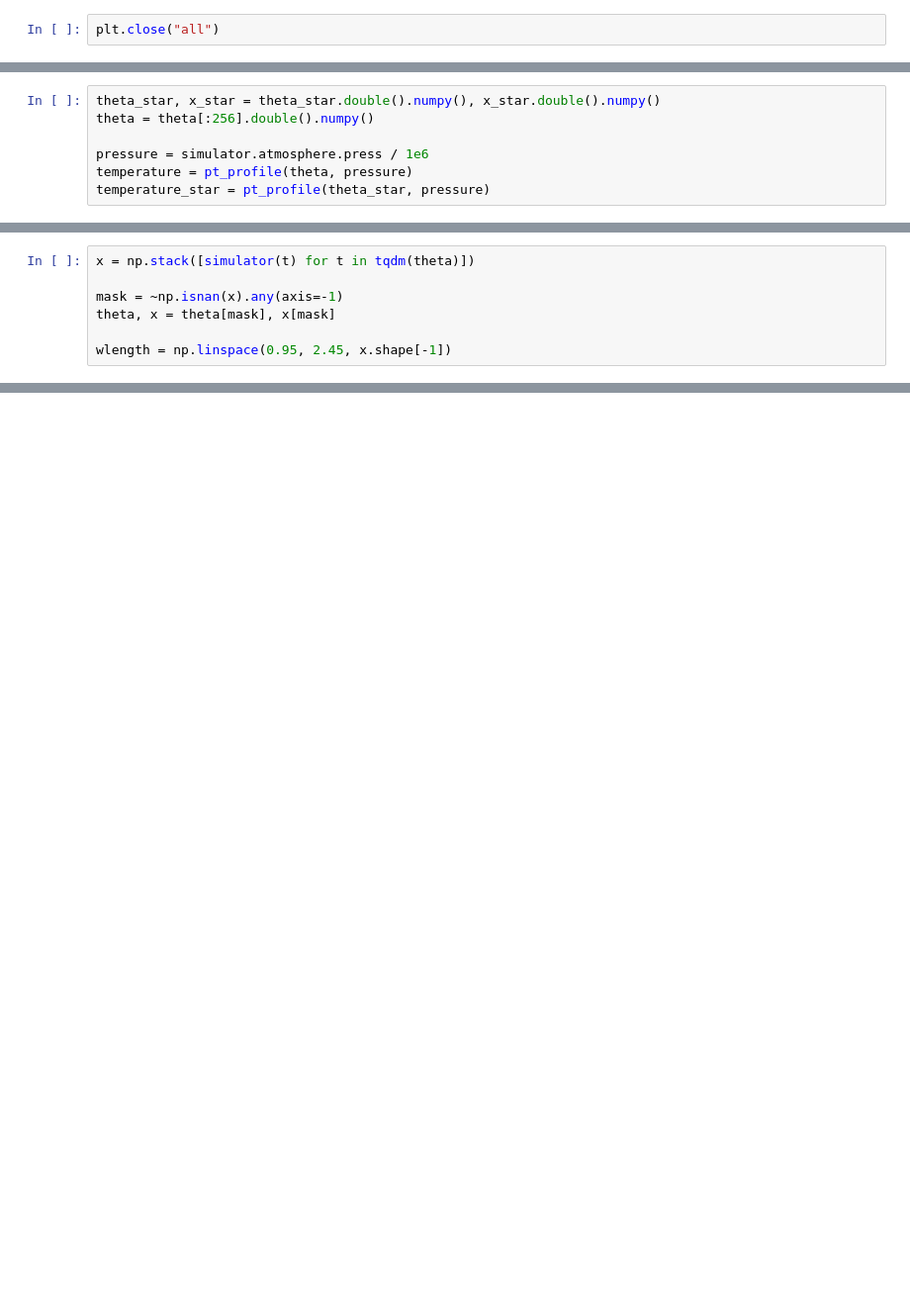
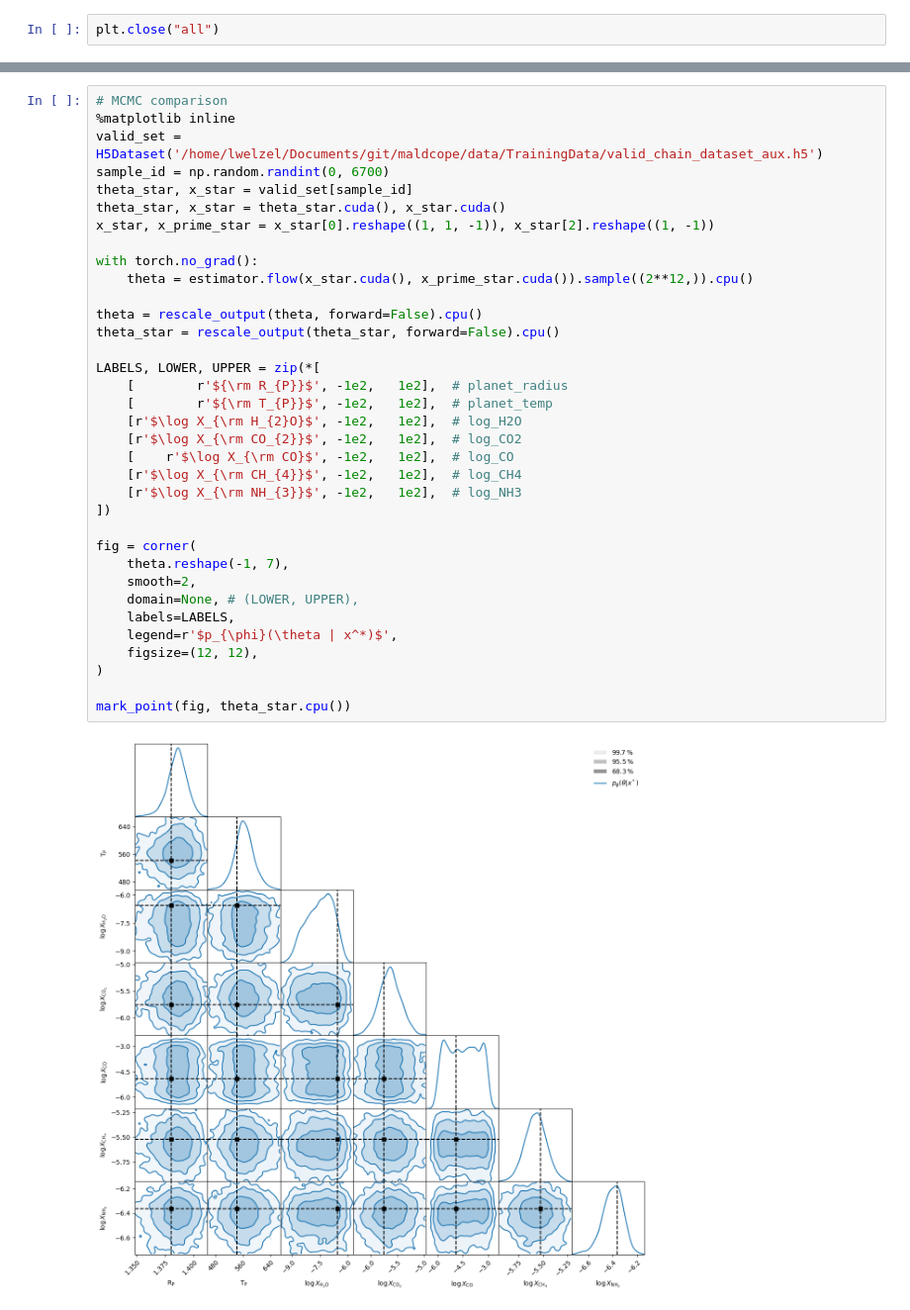
Before and after one commit to lwelzel/maldcope, a Jupyter notebook: eval.ipynb, the cells around one changed output, grey strips where cells are left out. Shown at 99% size. Cells and saved outputs as stored; diff of their text form; blank space fills up the shorter version.

```diff
--- a/eval.ipynb
+++ b/eval.ipynb
@@ -241,7 +243,0 @@ mark_point(fig, theta_star.cpu())
-# %%
-theta_star, x_star = theta_star.double().numpy(), x_star.double().numpy()
-theta = theta[:256].double().numpy()
-
-pressure = simulator.atmosphere.press / 1e6
-temperature = pt_profile(theta, pressure)
-temperature_star = pt_profile(theta_star, pressure)
@@ -266,7 +243,0 @@ ax.grid()
-# %%
-x = np.stack([simulator(t) for t in tqdm(theta)])
-
-mask = ~np.isnan(x).any(axis=-1)
-theta, x = theta[mask], x[mask]
-
-wlength = np.linspace(0.95, 2.45, x.shape[-1])
@@ -284,0 +244,37 @@ ax.grid()
+# %%
+# MCMC comparison
+%matplotlib inline
+valid_set = H5Dataset('/home/lwelzel/Documents/git/maldcope/data/TrainingData/valid_chain_dataset_aux.h5')
+sample_id = np.random.randint(0, 6700)
+theta_star, x_star = valid_set[sample_id]
+theta_star, x_star = theta_star.cuda(), x_star.cuda()
+x_star, x_prime_star = x_star[0].reshape((1, 1, -1)), x_star[2].reshape((1, -1))
+
+with torch.no_grad():
+    theta = estimator.flow(x_star.cuda(), x_prime_star.cuda()).sample((2**12,)).cpu()
+
+theta = rescale_output(theta, forward=False).cpu()
+theta_star = rescale_output(theta_star, forward=False).cpu()
+
+LABELS, LOWER, UPPER = zip(*[
+    [        r'${\rm R_{P}}$', -1e2,   1e2],  # planet_radius
+    [        r'${\rm T_{P}}$', -1e2,   1e2],  # planet_temp
+    [r'$\log X_{\rm H_{2}O}$', -1e2,   1e2],  # log_H2O
+    [r'$\log X_{\rm CO_{2}}$', -1e2,   1e2],  # log_CO2
+    [    r'$\log X_{\rm CO}$', -1e2,   1e2],  # log_CO
+    [r'$\log X_{\rm CH_{4}}$', -1e2,   1e2],  # log_CH4
+    [r'$\log X_{\rm NH_{3}}$', -1e2,   1e2],  # log_NH3
+])
+
+fig = corner(
+    theta.reshape(-1, 7),
+    smooth=2,
+    domain=None, # (LOWER, UPPER),
+    labels=LABELS,
+    legend=r'$p_{\phi}(\theta | x^*)$',
+    figsize=(12, 12),
+)
+
+mark_point(fig, theta_star.cpu())
+# %% [output]
+[figure, added]
```
Also changed, not shown: parts of 13 cells of this notebook, 7 other files.
